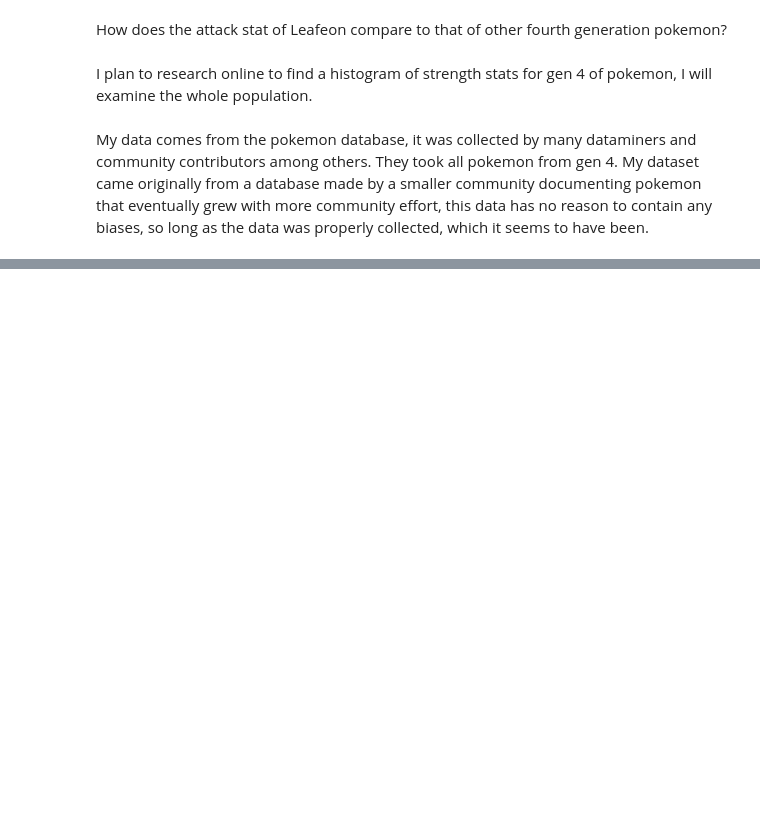
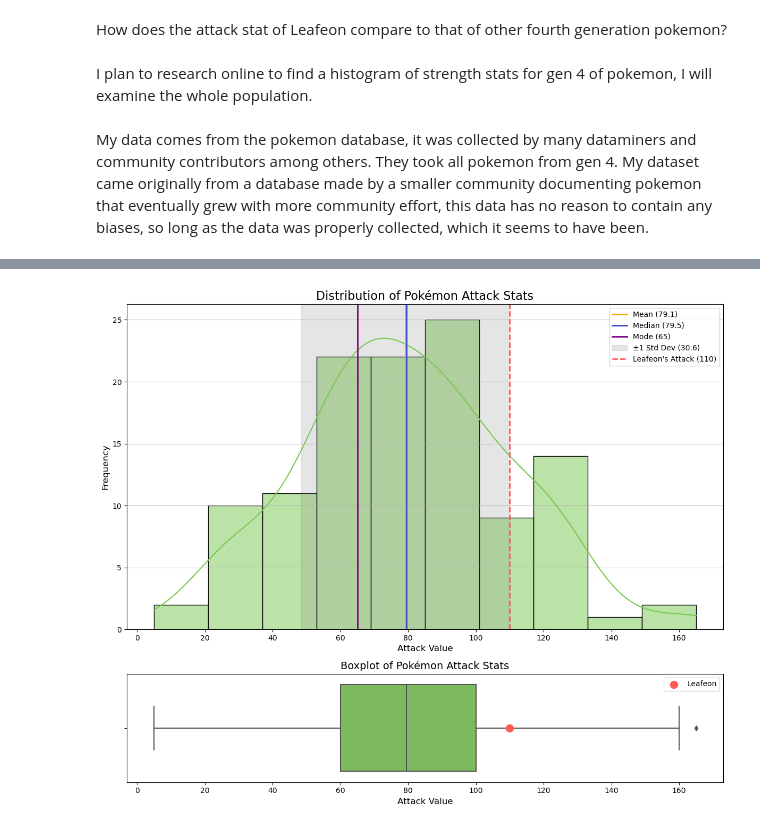
Before and after one commit to HRH-Voider/AI, a Jupyter notebook: Semester 1/Pokemon.ipynb, the cells around one changed output, grey strips where cells are left out. Drawn from its saved outputs; the diff is of its cells as text; code cells hidden in the pictures; blank space fills up the shorter version.

```diff
--- a/Semester 1/Pokemon.ipynb
+++ b/Semester 1/Pokemon.ipynb
@@ -114,0 +8,98 @@ Leafeon's Attack stat: 110
+# %%
+# Import necessary libraries
+import pandas as pd
+import matplotlib.pyplot as plt
+import seaborn as sns
+import numpy as np
+
+# ANSI color codes
+BLACK = "\033[30m"
+RESET = "\033[0m"
+
+# Load your Pokémon dataset
+try:
+    df = pd.read_csv('G4 Attack.csv')
+
+    # Basic statistics
+    mean_attack = df['Attack'].mean()
+    median_attack = df['Attack'].median()
+    mode_attack = df['Attack'].mode()[0]
+    std_attack = df['Attack'].std()
+    var_attack = df['Attack'].var()
+
+    print(f"{BLACK}Mean Attack stat: {mean_attack:.2f}{RESET}")
+    print(f"{BLACK}Median Attack stat: {median_attack:.2f}{RESET}")
+    print(f"{BLACK}Mode Attack stat: {mode_attack}{RESET}")
+    print(f"{BLACK}Standard Deviation of Attack: {std_attack:.2f}{RESET}")
+    print(f"{BLACK}Variance of Attack: {var_attack:.2f}{RESET}")
+
+    # Five-number summary
+    min_attack = df['Attack'].min()
+    q1_attack = df['Attack'].quantile(0.25)
+    q3_attack = df['Attack'].quantile(0.75)
+    max_attack = df['Attack'].max()
+
+    print(f"\n{BLACK}Five-number summary:{RESET}")
+    print(f"{BLACK}Minimum: {min_attack}{RESET}")
+    print(f"{BLACK}Q1 (25th percentile): {q1_attack}{RESET}")
+    print(f"{BLACK}Median: {median_attack}{RESET}")
+    print(f"{BLACK}Q3 (75th percentile): {q3_attack}{RESET}")
+    print(f"{BLACK}Maximum: {max_attack}{RESET}")
+
+    # Try to find Leafeon's attack value
+    try:
+        leafeon_attack = df.loc[df['Name'] == 'Leafeon', 'Attack'].values[0]
+        leafeon_exists = True
+        print(f"\n{BLACK}Leafeon's Attack stat: {leafeon_attack}{RESET}")
+    except (IndexError, KeyError):
+        print(f"{BLACK}Couldn't find Leafeon in the dataset.{RESET}")
+        leafeon_exists = False
+
+    # Create figure with 2 subplots: histogram + boxplot
+    fig, (ax1, ax2) = plt.subplots(2, 1, figsize=(12, 10), gridspec_kw={'height_ratios':[3,1]})
+
+    # --- Histogram ---
+    sns.histplot(df['Attack'], kde=True, color='#78C850', ax=ax1)
+
+    # Add vertical lines for statistics
+    ax1.axvline(x=mean_attack, color='orange', linestyle='-', linewidth=2,
+                label=f"Mean ({mean_attack:.1f})")
+    ax1.axvline(x=median_attack, color='#3B4CCA', linestyle='-', linewidth=2,
+                label=f"Median ({median_attack:.1f})")
+    ax1.axvline(x=mode_attack, color='purple', linestyle='-', linewidth=2,
+                label=f"Mode ({mode_attack})")
+
+    # Annotate spread (std dev shading)
+    ax1.axvspan(mean_attack - std_attack, mean_attack + std_attack,
+                color='gray', alpha=0.2, label=f"±1 Std Dev ({std_attack:.1f})")
+
+    # Leafeon marker
+    if leafeon_exists:
+        ax1.axvline(x=leafeon_attack, color='#FF5959', linestyle='--', linewidth=2,
+                    label=f"Leafeon's Attack ({leafeon_attack})")
+
+    ax1.set_title('Distribution of Pokémon Attack Stats', fontsize=16)
+    ax1.set_xlabel('Attack Value', fontsize=12)
+    ax1.set_ylabel('Frequency', fontsize=12)
+    ax1.grid(axis='y', alpha=0.75)
+    ax1.legend()
+
+    # --- Boxplot ---
+    sns.boxplot(x=df['Attack'], ax=ax2, color='#78C850')
+
+    # Mark Leafeon’s value with a red dot
+    if leafeon_exists:
+        ax2.scatter(leafeon_attack, 0, color='#FF5959', s=100, zorder=5, label="Leafeon")
+        ax2.legend()
+
+    ax2.set_title('Boxplot of Pokémon Attack Stats', fontsize=14)
+    ax2.set_xlabel('Attack Value', fontsize=12)
+
+    plt.tight_layout()
+    plt.show()
+
+except FileNotFoundError:
+    print(f"{BLACK}File not found. Please check the file path.{RESET}")
+except KeyError as e:
+    print(f"{BLACK}Column not found: {e}. Your dataset might use different column names.{RESET}")
+# %% [output]
@@ -114,0 +120 @@ Leafeon's Attack stat: 110
+[figure, added]
```
Also changed, not shown: parts of 2 cells of this notebook.
